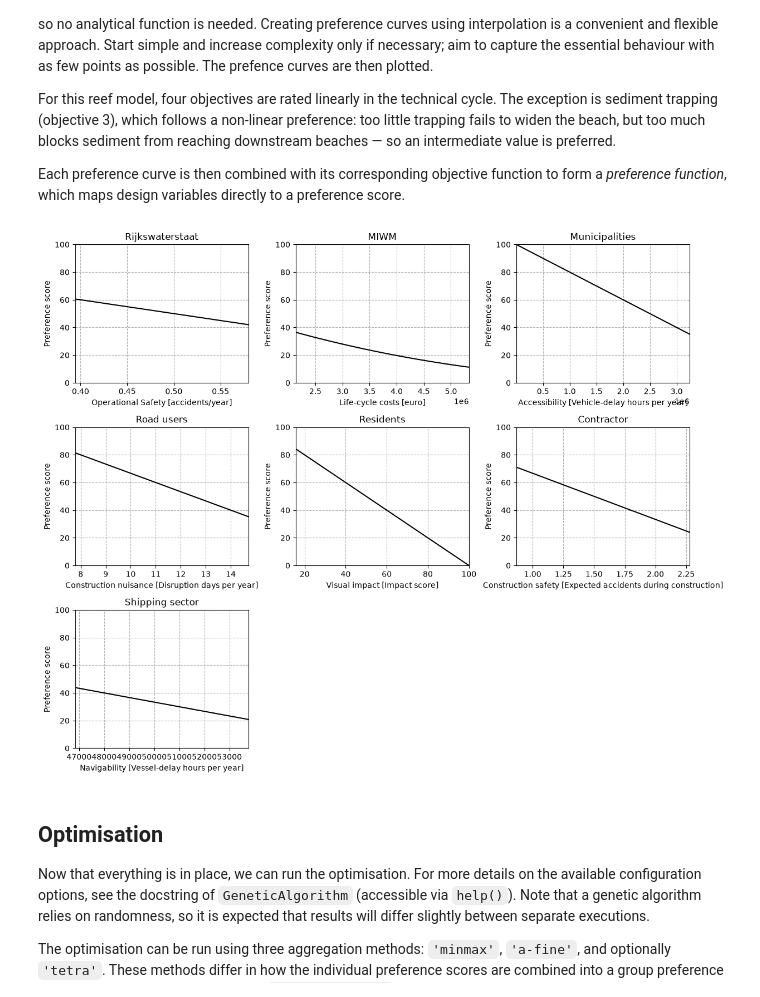
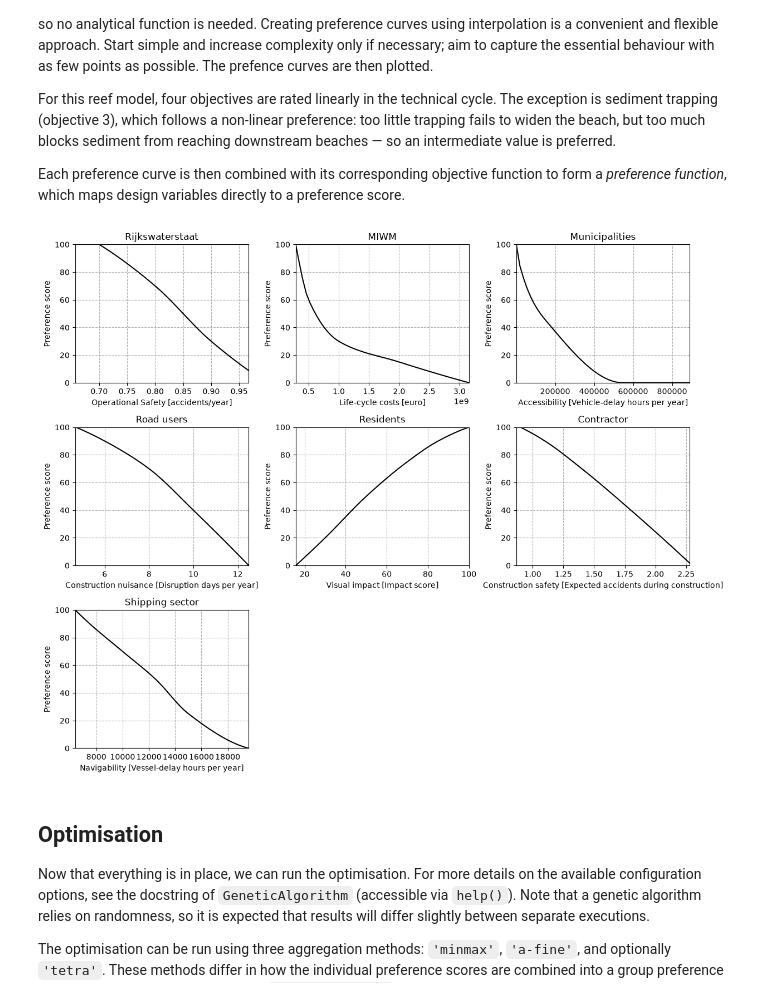
Before and after one commit to NickZhou21/IDM_SE3_project, a Jupyter notebook: Optimization_Merwedebrug.ipynb, the cells around one changed output. Cells and saved outputs as stored; diff of their text form; code cells hidden in the pictures.

```diff
--- a/Optimization_Merwedebrug.ipynb
+++ b/Optimization_Merwedebrug.ipynb
@@ -350,13 +556,60 @@ Each preference curve is then combined with its corresponding objective function
 #                 [[0, 3],                        [100, 0]],          # preference accidents during construction
 #                 [[0, 60000],                    [100, 0]]]          # preference Vessel-delay hours/year
 
-prefs_before = [[[0, 1],                        [100, 0]],          # preference expected accidents/year
-                [[10000, 100000, 1000000, 10000000],              [0, 100, 50, 0]],   # preference € in million
-                [[0, 5000000],                [100, 0]],          # preference Vehicle-delay hours/year
-                [[5, 20],                       [100, 0]],          # preference Disruption days/year
-                [[0, 100],                      [100, 0]],          # preference Impact score (0–100)
-                [[0, 3],                        [100, 0]],          # preference accidents during construction
-                [[30000, 60000],                [100, 0]]]          # preference Vessel-delay hours/year
+# prefs_before = [[[0.6, 1],                      [100, 0]],          # preference expected accidents/year
+#                 [[1e8, 5e8, 1e9, 4e9],          [0, 100, 50, 0]],   # preference € in million
+#                 [[10000, 2e6],                  [100, 0]],          # preference Vehicle-delay hours/year
+#                 [[5, 20],                       [100, 0]],          # preference Disruption days/year
+#                 [[0, 100],                      [100, 0]],          # preference Impact score (0–100)
+#                 [[0, 3],                        [100, 0]],          # preference accidents during construction
+#                 [[6000, 20000],                 [100, 0]]]          # preference Vessel-delay hours/year
+
+prefs_before = [[[0.7, 1.0],                         [100, 0]],          # Objective 1: expected accidents/year
+                [[2.871e8, 5.0e8, 1.0e9, 3.156e9],   [0, 100, 50, 0]],   # Objective 2: life-cycle costs [€]
+                [[12420.1, 1254629.8],               [100, 0]],          # Objective 3: vehicle-delay hours/year
+                [[4.7, 12.5],                        [100, 0]],          # Objective 4: disruption days/year
+                [[15.7, 100.0],                      [0, 100]],          # Objective 5: impact score
+                [[0.9, 2.3],                         [100, 0]],          # Objective 6: construction accidents
+                [[6387.5, 19565.5],                  [100, 0]]]          # Objective 7: vessel-delay hours/year
+
+# prefs_social = [[[0.7, 1.0],                       [100, 0]],            # Expected accidents/year
+#                 [[2.87e8, 5.0e8, 1.0e9, 3.16e9],   [0, 100, 50, 0]],     # Life-cycle costs [€]
+#                 [[1800, 9125, 547500, 1254630],    [100, 90, 60, 0]],    # Vehicle-delay hours/year
+#                 [[4.7, 7.5, 10, 12.5],             [100, 70, 30, 0]],    # Disruption days/year
+#                 [[15.7, 40, 70, 100],              [0, 30, 70, 100]],    # Impact score
+#                 [[0.9, 1.3, 1.8, 2.3],             [100, 70, 30, 0]],    # Construction accidents
+#                 [[6387, 9000, 14000, 19565],       [100, 75, 35, 0]]]    # Vessel-delay hours/year
+
+prefs_social = [
+
+    # 1. Expected accidents/year
+    [[0.7, 0.8, 0.9, 1.0],
+     [100, 70, 30, 0]],
+
+    # 2. Life-cycle costs [€]
+    [[2.87e8, 5.0e8, 1.0e9, 2.0e9, 3.16e9],
+     [100, 60, 30, 15, 0]],
+
+    # 3. Vehicle-delay hours/year
+    [[840, 9125, 182500, 547500, 900000],
+     [100, 90, 40, 0, 0]],
+
+    # 4. Disruption days/year
+    [[4.7, 6, 8, 10, 12.5],
+     [100, 90, 70, 40, 0]],
+
+    # 5. Impact score
+    [[15.7, 30, 50, 70, 85, 100],
+     [0, 20, 50, 75, 90, 100]],
+
+    # 6. Expected accidents during construction
+    [[0.9, 1.1, 1.4, 1.8, 2.3],
+     [100, 90, 70, 40, 0]],
+
+    # 7. Vessel-delay hours/year
+    [[6387, 7500, 10000, 12500, 15000, 19565],
+     [100, 90, 70, 50, 25, 0]]
+]
 
 # pref_after = [[[150000, 2000000, 4250000],      [100, 80, 0]],
 #                 [[8, 120, 350],                 [0, 60, 100]],
@@ -364,7 +617,7 @@ prefs_before = [[[0, 1],                        [100, 0]],          # preference
 #                 [[2, 9.5],                      [100, 0]],
 #                 [[12500000, 250000000],         [0, 100]]]
 
-prefs = prefs_before  # set to which preferences to use
+prefs = prefs_social  # set to which preferences to use
 
 
 # Preference curve values for plotting
@@ -429,34 +682,34 @@ def pref_func_7(x1, x2, x3, x4, x5):
 
 pref_funcs = [pref_func_1, pref_func_2, pref_func_3, pref_func_4, pref_func_5, pref_func_6, pref_func_7]  # list of preference functions for easier handling
 
 
 def objective(variables):
     """
     Objective function that is fed to the GA. Calles the separate preference functions that are declared above.
 
     :param variables: array with design variable values per member of the population. Can be split by using array
     slicing
     :return: 1D-array with aggregated preference scores for the members of the population.
     """
     x1 = variables[:, 0]
     x2 = variables[:, 1]
     x3 = variables[:, 2]
     x4 = variables[:, 3]
     x5 = variables[:, 4]
 
     # calculate the preference scores
     p_1 = pref_func_1(x1, x2, x3, x4, x5)
     p_2 = pref_func_2(x1, x2, x3, x4, x5)
     p_3 = pref_func_3(x1, x2, x3, x4, x5)
     p_4 = pref_func_4(x1, x2, x3, x4, x5)
     p_5 = pref_func_5(x1, x2, x3, x4, x5)
     p_6 = pref_func_6(x1, x2, x3, x4, x5)
     p_7 = pref_func_7(x1, x2, x3, x4, x5)
 
 
     return weights, [p_1, p_2, p_3, p_4, p_5, p_6, p_7]
 # %% [output]
-[figure, old version]
+[figure, new version]
 # %% [markdown]
 ## Optimisation
 
```
Also changed, not shown: parts of 7 cells of this notebook, 2 other files.
